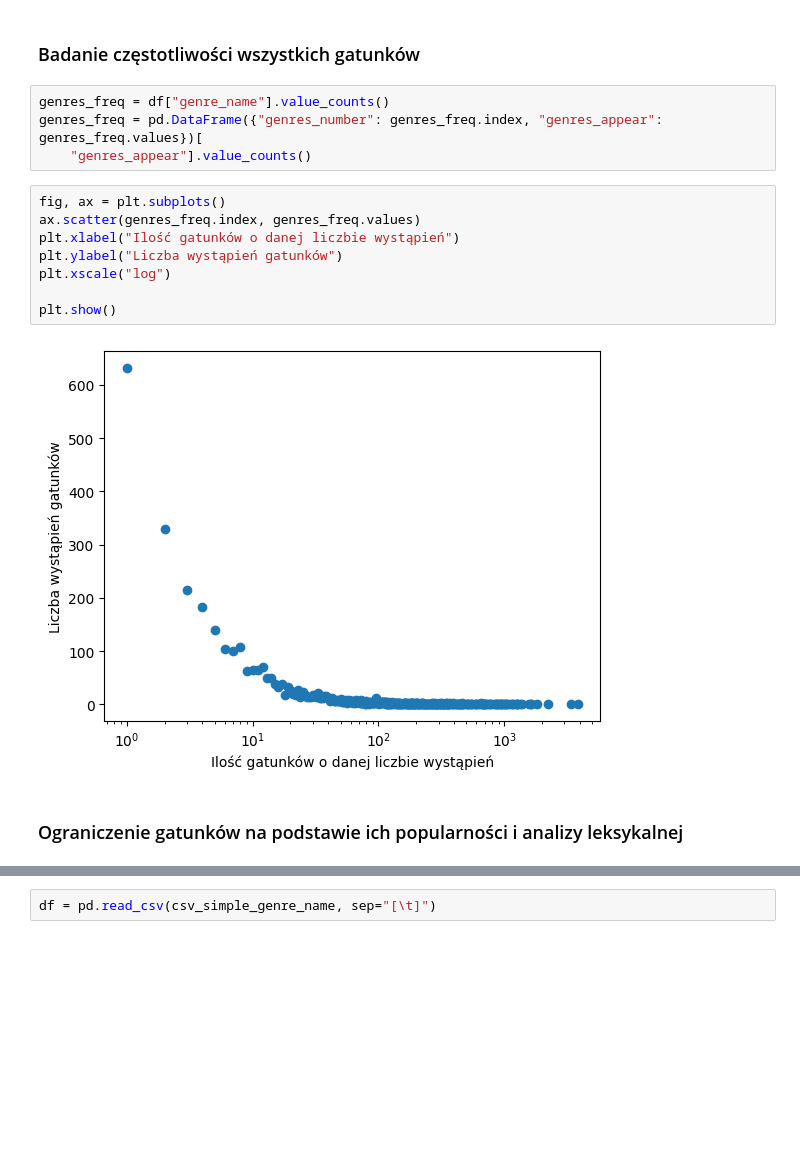
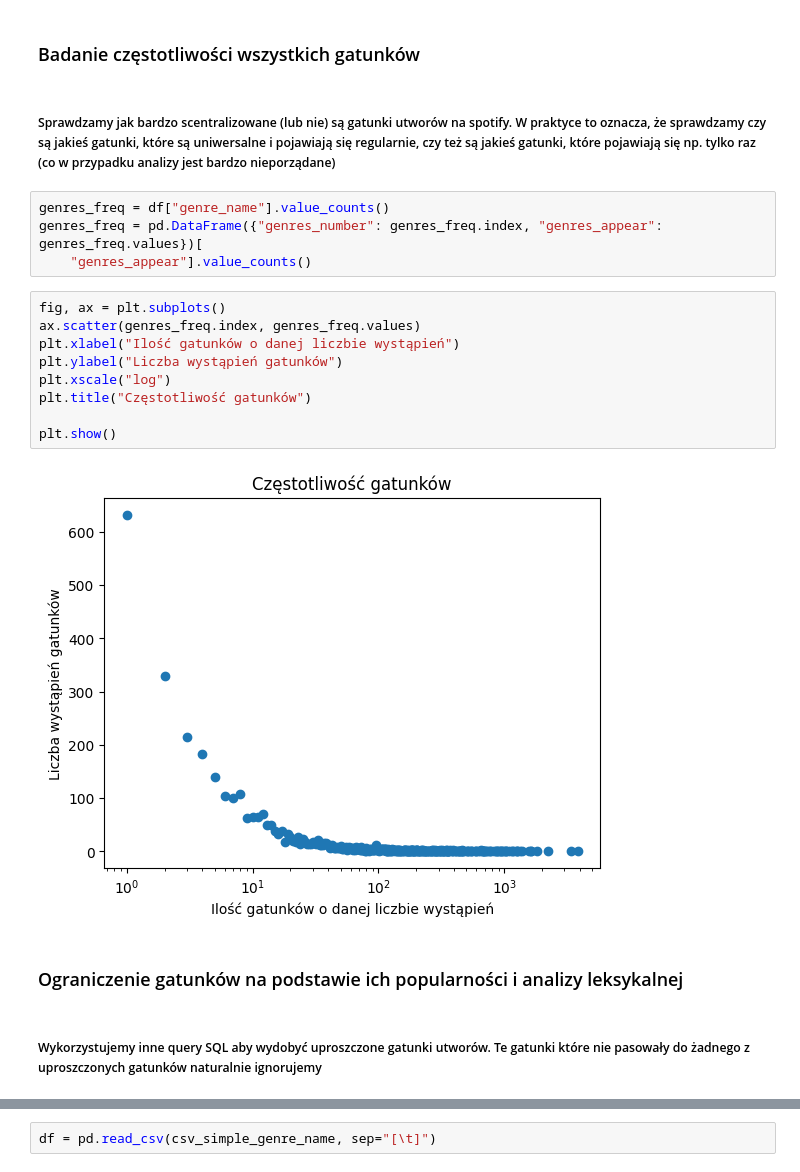
Before and after one commit to XxRoloxX/Spotler, a Jupyter notebook: exploratory_data_analysis.ipynb, the cells around one changed output, grey strips where cells are left out. Drawn from its saved outputs; the diff is of its cells as text; blank space fills up the shorter version.

```diff
--- a/exploratory_data_analysis.ipynb
+++ b/exploratory_data_analysis.ipynb
@@ -96,6 +100,8 @@ memory usage: 17.0+ MB
 <h1>Wstępna analiza danych</h1>
 # %% [markdown]
 <h3>Badanie częstotliwości wszystkich gatunków</h3>
+# %% [markdown]
+<h5>Sprawdzamy jak bardzo scentralizowane (lub nie) są gatunki utworów na spotify. W praktyce to oznacza, że sprawdzamy czy są jakieś gatunki, które są uniwersalne i pojawiają się regularnie, czy też są jakieś gatunki, które pojawiają się np. tylko raz (co w przypadku analizy jest bardzo nieporządane)
 # %%
 genres_freq = df["genre_name"].value_counts()
 genres_freq = pd.DataFrame({"genres_number": genres_freq.index, "genres_appear": genres_freq.values})[
@@ -103,15 +109,18 @@ genres_freq = pd.DataFrame({"genres_number": genres_freq.index, "genres_appear":
 # %%
 fig, ax = plt.subplots()
 ax.scatter(genres_freq.index, genres_freq.values)
 plt.xlabel("Ilość gatunków o danej liczbie wystąpień")
 plt.ylabel("Liczba wystąpień gatunków")
 plt.xscale("log")
+plt.title("Częstotliwość gatunków")
 
 plt.show()
 # %% [output]
-[figure, old version]
+[figure, new version]
 # %% [markdown]
 <h3>Ograniczenie gatunków na podstawie ich popularności i analizy leksykalnej</h3>
+# %% [markdown]
+<h5>Wykorzystujemy inne query SQL aby wydobyć uproszczone gatunki utworów. Te gatunki które nie pasowały do żadnego z uproszczonych gatunków naturalnie ignorujemy</h5>
 # %%
 all_columns =modlib.create_csv_from_query(
     db_path, csv_simple_genre_name, track_simple_genres_query, "\t")
```
Also changed, not shown: parts of 172 cells of this notebook.
